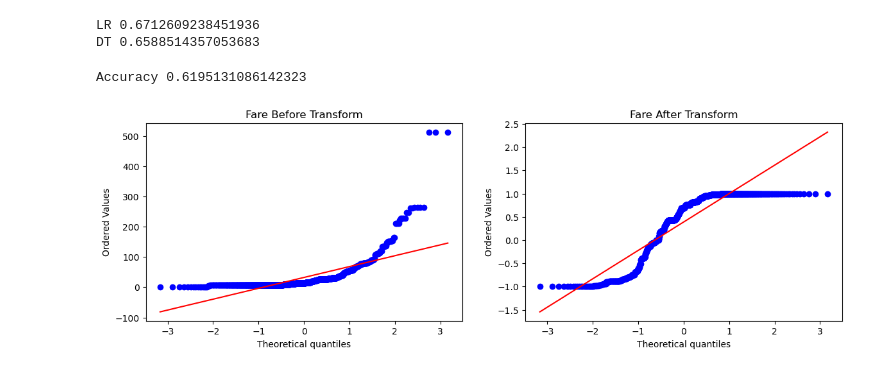
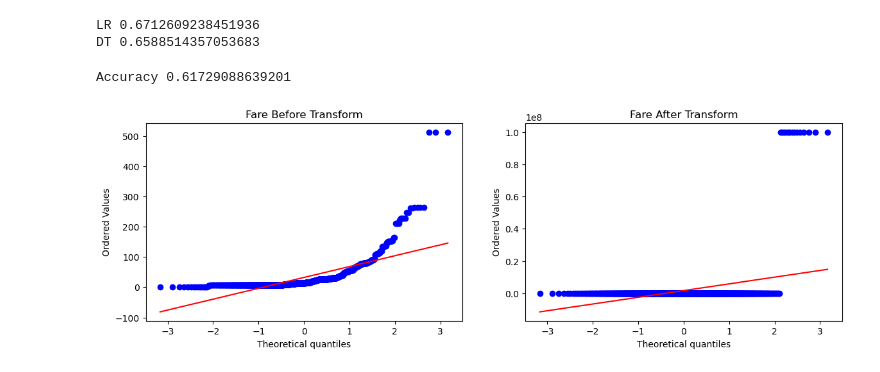
Before and after one commit to SparksFlash/100-days-of-machine-learning, a Jupyter notebook: Day30-function-transformer/day30.ipynb, the cells around one changed output. Cells and saved outputs as stored; diff of their text form; code cells hidden in the pictures.

```diff
--- a/Day30-function-transformer/day30.ipynb
+++ b/Day30-function-transformer/day30.ipynb
@@ -206,7 +206,8 @@ def apply_transform(transform):
 
     plt.show()
 # %%
-apply_transform(np.sin)
+#apply_transform(np.sin)
+apply_transform(lambda x: 1/(x+ 0.00000001))
 # %% [output]
-Accuracy 0.6195131086142323
+Accuracy 0.61729088639201
-[figure, old version]
+[figure, new version]
```
Also changed, not shown: 2 other files.
